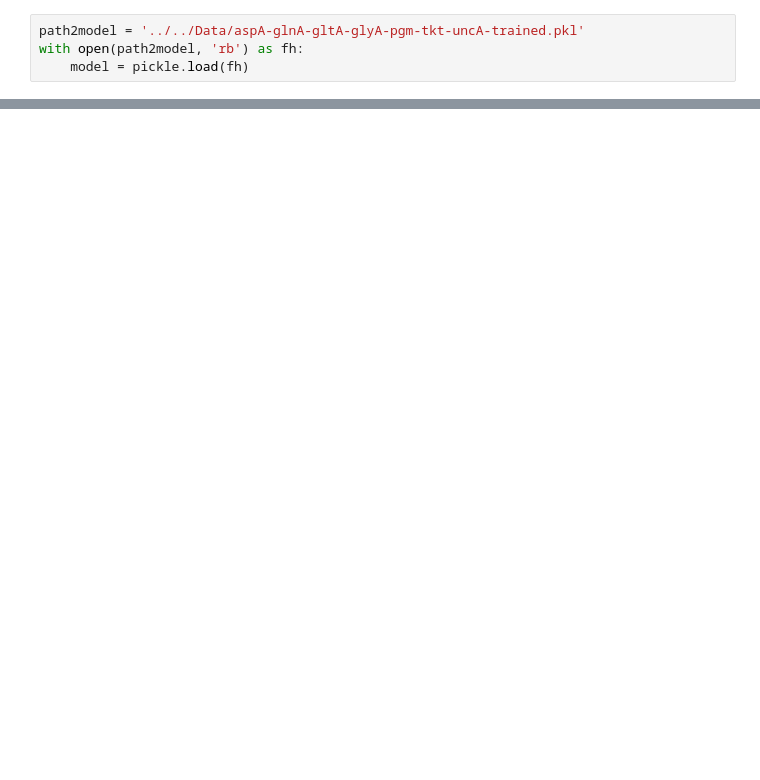
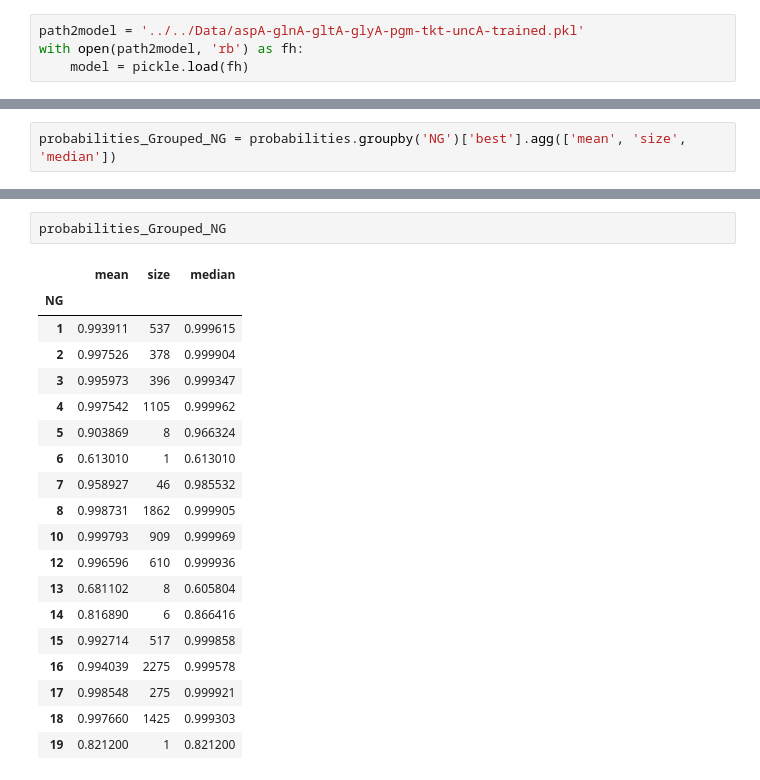
Before and after one commit to bgrdessislava/Campyjejuni_gyrA, a Jupyter notebook: Non_r/Combining_10359_isolate_metadata_coreMLSTvalues.ipynb, the cells around one changed output, grey strips where cells are left out. Drawn from its saved outputs; the diff is of its cells as text; blank space fills up the shorter version.

```diff
--- a/Non_r/Combining_10359_isolate_metadata_coreMLSTvalues.ipynb
+++ b/Non_r/Combining_10359_isolate_metadata_coreMLSTvalues.ipynb
@@ -54,0 +161,2 @@ df_combined.to_excel('../../Data/10359_coreMLST_metadata_MLST_combined.xlsx')
+# %%
+probabilities_Grouped_NG = probabilities.groupby('NG')['best'].agg(['mean', 'size', 'median'])
@@ -72,0 +220,22 @@ df_combined[coremlst].astype(str)
+# %%
+probabilities_Grouped_NG
+# %% [output]
+|  | mean | size | median |
+| NG |  |  |  |
+| 1 | 0.993911 | 537 | 0.999615 |
+| 2 | 0.997526 | 378 | 0.999904 |
+| 3 | 0.995973 | 396 | 0.999347 |
+| 4 | 0.997542 | 1105 | 0.999962 |
+| 5 | 0.903869 | 8 | 0.966324 |
+| 6 | 0.613010 | 1 | 0.613010 |
+| 7 | 0.958927 | 46 | 0.985532 |
+| 8 | 0.998731 | 1862 | 0.999905 |
+| 10 | 0.999793 | 909 | 0.999969 |
+| 12 | 0.996596 | 610 | 0.999936 |
+| 13 | 0.681102 | 8 | 0.605804 |
+| 14 | 0.816890 | 6 | 0.866416 |
+| 15 | 0.992714 | 517 | 0.999858 |
+| 16 | 0.994039 | 2275 | 0.999578 |
+| 17 | 0.998548 | 275 | 0.999921 |
+| 18 | 0.997660 | 1425 | 0.999303 |
+| 19 | 0.821200 | 1 | 0.821200 |
```
Also changed, not shown: parts of 26 cells of this notebook, 2 other files.
